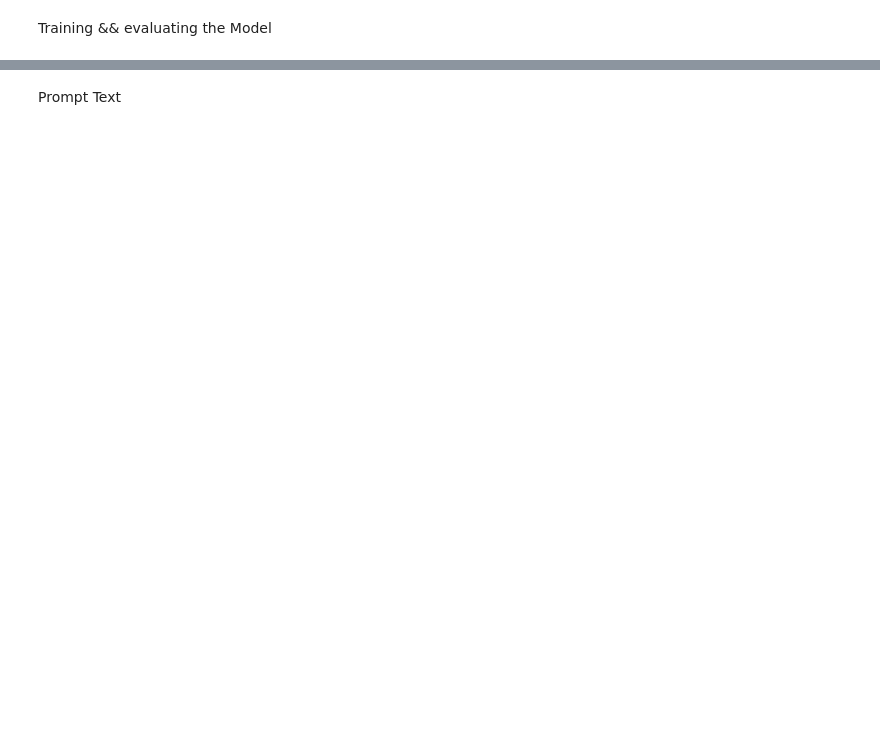
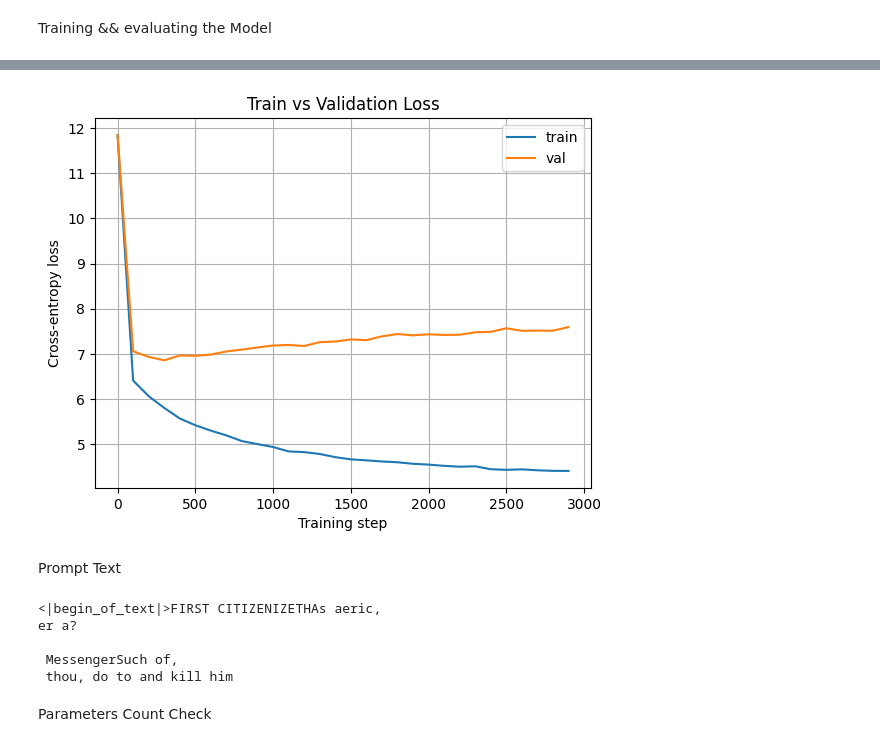
Before and after one commit to Bukunmi2108/ml-journey, a Jupyter notebook: research/p2/1_bit.ipynb, the cells around one changed output, grey strips where cells are left out. Cells and saved outputs as stored; diff of their text form; code cells hidden in the pictures; blank space fills up the shorter version.

```diff
--- a/research/p2/1_bit.ipynb
+++ b/research/p2/1_bit.ipynb
@@ -317,0 +326,4 @@ pile_loader_eval = DataLoader(
+# %%
+n = int(0.9 * len(data_tensor))
+train_data = data_tensor[:n]
+val_data = data_tensor[n:]
@@ -318,6 +339,35 @@ pile_loader_eval = DataLoader(
 # %% [markdown]
 Training && evaluating the Model
+# %%
+# Estimating Loss
+@torch.no_grad()
+def estimate_loss(model, device, eval_interval):
+    out = {}
+    model.eval()
+
+    for split in ["train", "val"]:
+        losses = torch.zeros(eval_interval)
+        for k in range(eval_interval):
+            x_batch, y_batch = get_batch(split, device)
+            logits, loss = model(x_batch, y_batch)
+            losses[k] = loss.item()
+        out[split] = losses.mean().item()
+    model.train()
+    return out
 # %%
 model = BitNet(dim=dim, vocab_size=vocab_size, n_heads=n_heads, h_dim=h_dim, n_layers=n_layers).to(device)
 optimizer = torch.optim.AdamW(model.parameters(), lr=lr)
-scheduler = torch.optim.lr_scheduler.CosineAnnealingLR(optimizer, T_max=max_iter)
+train_loss_history, val_loss_history = {}, {}
+
+for step in range(max_iters):
+    x_batch, y_batch = get_batch("train", device)
+    logits, loss = model(x_batch, y_batch)
+    optimizer.zero_grad()
+    loss.backward()
+    optimizer.step()
+
+    if step % eval_interval == 0:
+        losses = estimate_loss(model, device, eval_interval)
+        train_loss_history[step] = losses["train"]
+        val_loss_history[step] = losses["val"]
+        print(f"Step {step:4d} | Train Loss: {losses['train']:.5f} | Val Loss: {losses['val']:.5f}")
@@ -370,2 +392,14 @@ Starting evaluation...
+# %%
+plt.plot(train_loss_history.keys(), train_loss_history.values(), label="train")
+plt.plot(val_loss_history.keys(), val_loss_history.values(), label="val")
+
+plt.xlabel("Training step")
+plt.ylabel("Cross-entropy loss")
+plt.title("Train vs Validation Loss")
+plt.legend()
+plt.grid(True)
+plt.show()
+# %% [output]
+[figure, added]
 # %% [markdown]
 Prompt Text
@@ -392,5 +422,13 @@ def generate_text(model, prompt, max_new_tokens=20, top_k=50, temperature=1.0):
             generated_indices.append(next_token)
     return tokenizer.decode(generated_indices)
 # %%
-prompt = "To be or not to be"
+prompt = "FIRST CITIZEN"
 print(generate_text(model, prompt, max_new_tokens=20))
+# %% [output]
+<|begin_of_text|>FIRST CITIZENIZETHAs aeric,
+er a?
+
+ MessengerSuch of,
+ thou, do to and kill him
+# %% [markdown]
+Parameters Count Check
```
Also changed, not shown: parts of 25 cells of this notebook.
